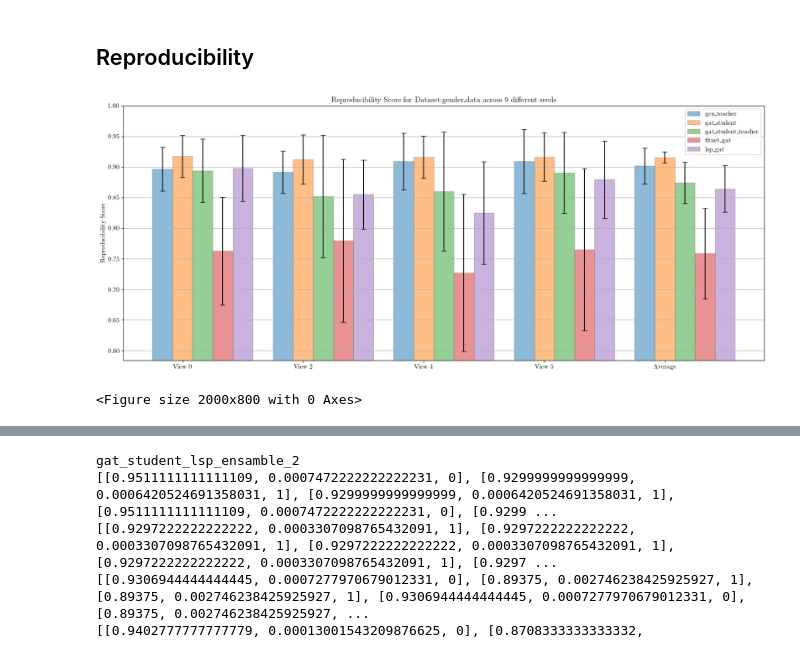
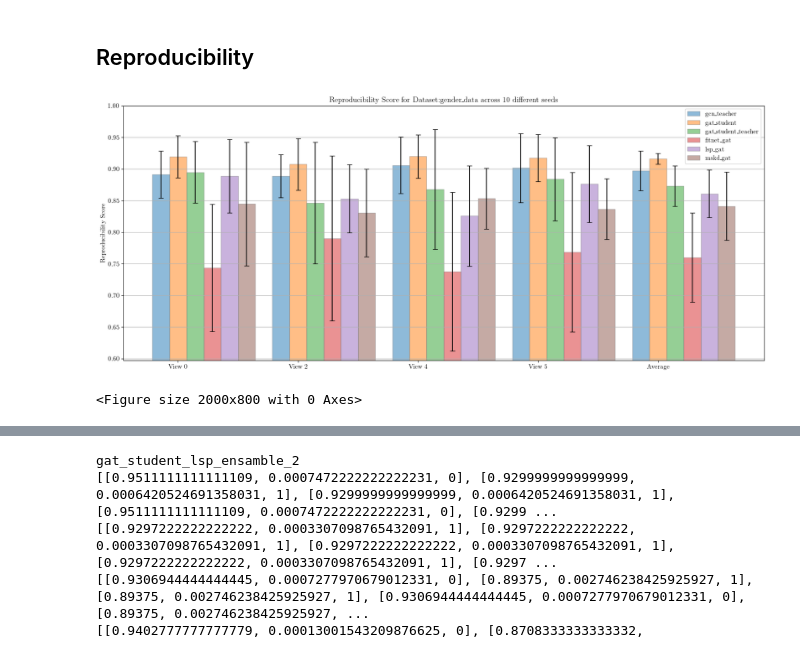
Before and after one commit to LorenzoStigliano/thesis-imperial, a Jupyter notebook: src/notebooks/study_GSP_gcn_gat.ipynb, the cells around one changed output, grey strips where cells are left out. Drawn from its saved outputs; the diff is of its cells as text; code cells hidden in the pictures.

```diff
--- a/src/notebooks/study_GSP_gcn_gat.ipynb
+++ b/src/notebooks/study_GSP_gcn_gat.ipynb
@@ -20,25 +23,25 @@ from models_config.model_config_GSP import *
 # %%
 import matplotlib.pyplot as plt
 
 plt.rcParams['text.latex.preamble']=[r"\usepackage{lmodern}"]
 params = {
     'text.usetex' : True,
     'font.size' : 11,
     'font.family' :'lmodern'
 }
 plt.rcParams.update(params)
 
 dataset="gender_data"
 views=[0, 2, 4, 5]
-models=["gcn", "gat_student", "gat_student_teacher", "fitnet_gat",  "lsp_gat"]
-model_args = [gcn_args, gat_gat_student_args, gcn_gat_student_args, gcn_gat_fitnet_student_args, gcn_gat_lsp_student_args]
+models=["gcn", "gat_student", "gat_student_teacher", "fitnet_gat", "lsp_gat", "mskd_gat"]
+model_args = [gcn_args, gat_gat_student_args, gcn_gat_student_args, gcn_gat_fitnet_student_args, gcn_gat_lsp_student_args, gcn_gat_mskd_student_args]
 CV=["3Fold", "5Fold", "10Fold"]
-runs=[0,1,2,3,4,5,6,8,9]
+runs=[i for i in range(10)]
 save_fig=False
 
 plot_bar_chart_reproducibility_mulitple_runs(dataset, views, models, CV, runs, students=[-1,-1,-1,-1,-1,-1], model_args=model_args, save_fig=False)
 # %% [output]
-[figure, old version]
+[figure, new version]
 <Figure size 2000x800 with 0 Axes>
 # %%
 for view in [0,2,4,5]:
```
Also changed, not shown: parts of 14 cells of this notebook, 6 other files.
